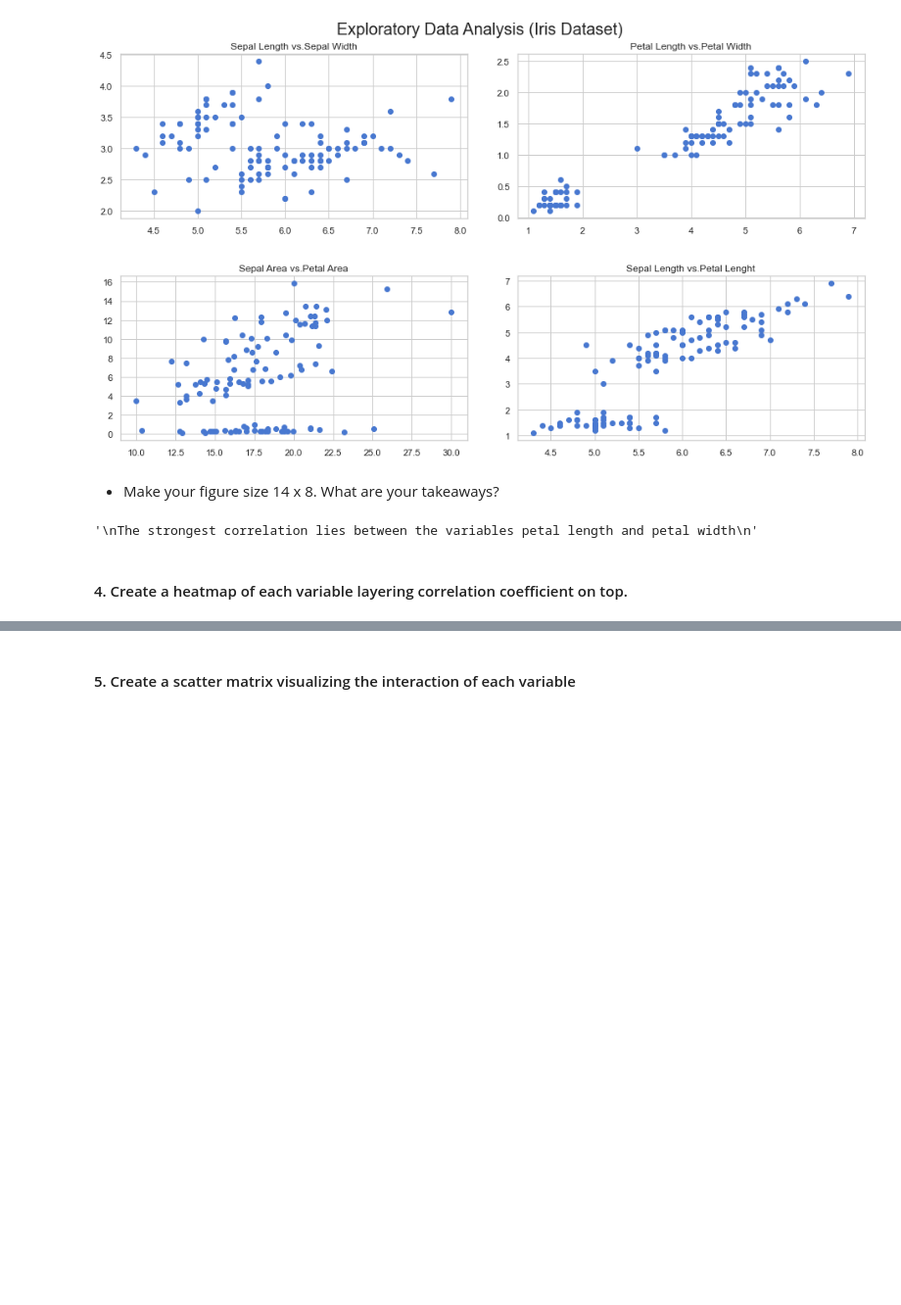
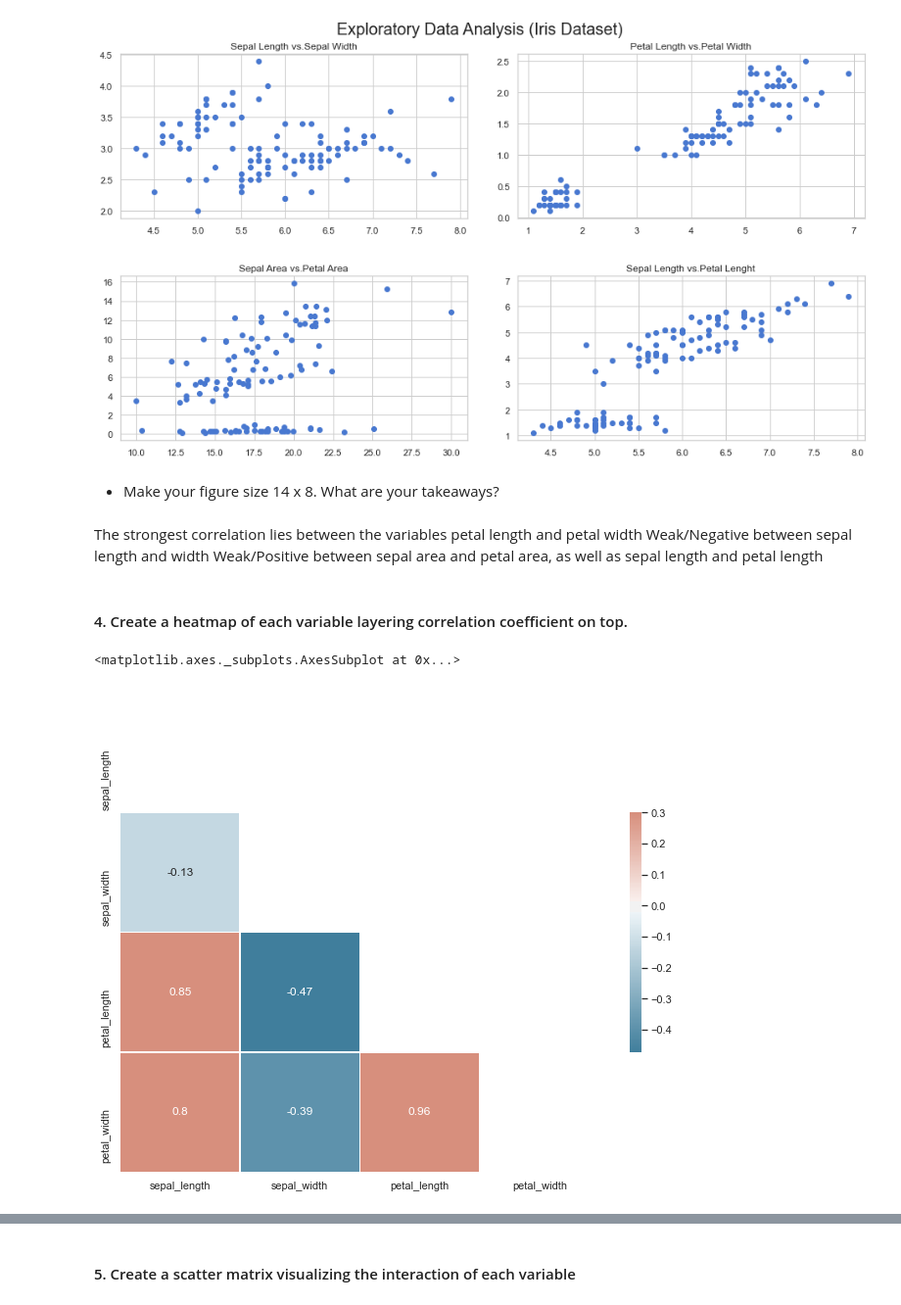
Before and after one commit to CSolitaire/classification-exercises, a Jupyter notebook: classification_exercises.ipynb, the cells around one changed output, grey strips where cells are left out. Shown at 98% size. Saved outputs shown, nothing was run; the diff lists cells and outputs as text; code cells hidden in the pictures; blank space fills up the shorter version.

```diff
--- a/classification_exercises.ipynb
+++ b/classification_exercises.ipynb
@@ -626,13 +1100,34 @@ plt.show ()
 [figure]
 # %% [markdown]
    - Make your figure size 14 x 8. What are your takeaways?
-# %%
-'''
-The strongest correlation lies between the variables petal length and petal width
-Weak/Negative between sepal length and width
-Weak/Positive between sepal area and petal area, as well as sepal length and petal length
-'''
-# %% [output]
-'\nThe strongest correlation lies between the variables petal length and petal width\n'
+# %% [markdown]
+  The strongest correlation lies between the variables petal length and petal width
+  Weak/Negative between sepal length and width
+  Weak/Positive between sepal area and petal area, as well as sepal length and petal length
 # %% [markdown]
 #### 4. Create a heatmap of each variable layering correlation coefficient on top.
+# %%
+# I want to formatt df so I am just calling in a new one
+df = acquire.get_iris_data(cached=True)
+df = prepare.prep_iris(df)
+train_df, test_df = train_test_split(df, test_size=.30, random_state=123, stratify=df[['species']])
+train_df.drop(columns = ['species_versicolor', 'species_virginica'], inplace = True)
+# %%
+# Compute the correlation matrix
+corr = train_df.corr()
+
+# Generate a mask for the upper triangle
+mask = np.triu(np.ones_like(corr, dtype=bool))
+
+# Set up the matplotlib figure
+f, ax = plt.subplots(figsize=(11, 9))
+
+# Generate a custom diverging colormap
+cmap = sns.diverging_palette(230, 20, as_cmap=True)
+
+# Draw the heatmap with the mask and correct aspect ratio
+sns.heatmap(corr, mask=mask, annot = True, cmap=cmap, vmax=.3, center=0,
+            square=True, linewidths=.5, cbar_kws={"shrink": .5})
+# %% [output]
+<matplotlib.axes._subplots.AxesSubplot at 0x...>
+[figure, added]
```
Also changed, not shown: parts of 56 cells of this notebook.
